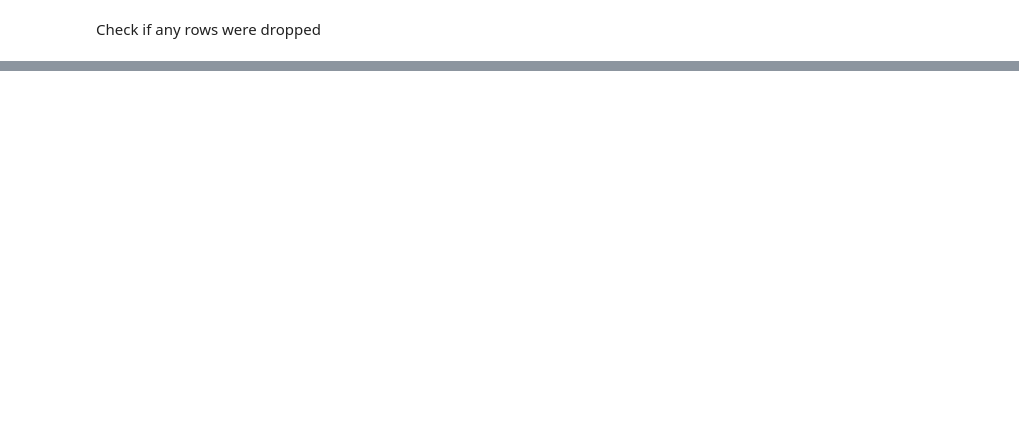
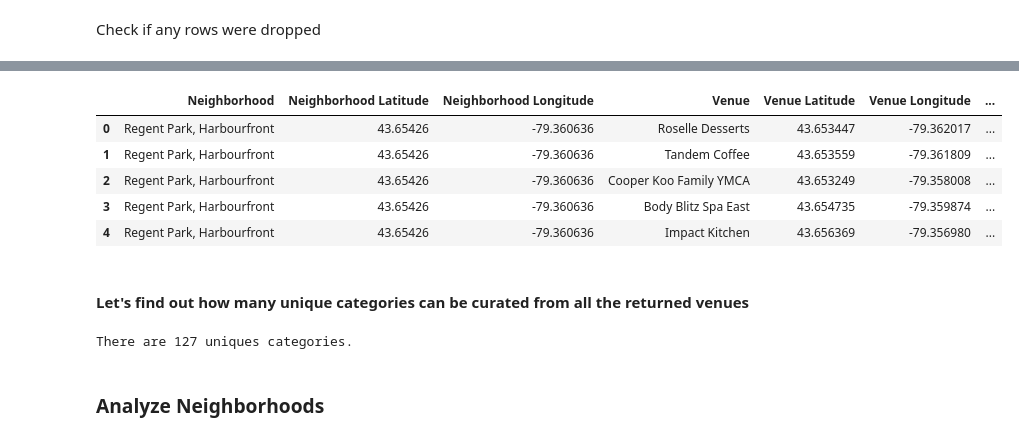
Before and after one commit to lpfichtner/data_science_capstone, a Jupyter notebook: W3 Capstone Assignment Part 3.ipynb, the cells around one changed output, grey strips where cells are left out. Cells and saved outputs as stored; diff of their text form; code cells hidden in the pictures; blank space fills up the shorter version.

```diff
--- a/W3 Capstone Assignment Part 3.ipynb
+++ b/W3 Capstone Assignment Part 3.ipynb
@@ -222,0 +266,3 @@ print(postal_code_wGeocode.shape)
+# %%
+sliced_neighbourhoods = Neighbourhoods[Neighbourhoods['Borough'].str.contains('Toronto', regex=False)].reset_index(drop=True)
+sliced_neighbourhoods.head()
@@ -222,0 +276,21 @@ print(postal_code_wGeocode.shape)
+# %%
+# create map of Toronto using latitude and longitude values
+map_toronto = folium.Map(location=[latitude, longitude], zoom_start=10)
+
+Neighbourhoods = sliced_neighbourhoods
+
+# add markers to map
+for lat, lng, borough, Neighbourhood in zip(Neighbourhoods['Latitude'], Neighbourhoods['Longitude'], Neighbourhoods['Borough'], Neighbourhoods['Neighbourhood']):
+    label = '{}, {}'.format(Neighbourhood, borough)
+    label = folium.Popup(label, parse_html=True)
+    folium.CircleMarker(
+        [lat, lng],
+        radius=5,
+        popup=label,
+        color='blue',
+        fill=True,
+        fill_color='#3186cc',
+        fill_opacity=0.7,
+        parse_html=False).add_to(map_toronto)
+
+map_toronto
@@ -222,0 +301,8 @@ print(postal_code_wGeocode.shape)
+# %%
+CLIENT_ID     = 'UZ0UOSK2PVSKAMSNJY1XAQ45BIRLSQKLM4EFBHSNW2KLPQRZ' # your Foursquare ID
+CLIENT_SECRET = 'ATRIPSGLVSNEU21RQMDZ1JJZED2VWKXKEPFXCMJANZPDTGZA' # your Foursquare Secret
+VERSION       = '20180605' # Foursquare API version
+
+print('Your credentails:')
+print('CLIENT_ID: ' + CLIENT_ID)
+print('CLIENT_SECRET:' + CLIENT_SECRET)
@@ -222,0 +371,7 @@ print(postal_code_wGeocode.shape)
+# %%
+# Set limit to 10 venues
+LIMIT = 10
+nearby_venues    = getNearbyVenues(names      = Neighbourhoods['Neighbourhood'],
+                                   latitudes  = Neighbourhoods['Latitude'],
+                                   longitudes = Neighbourhoods['Longitude']
+                                  )
@@ -222,0 +396,17 @@ print(postal_code_wGeocode.shape)
+# %%
+nearby_venues.head()
+# %% [output]
+|  | Neighborhood | Neighborhood Latitude | Neighborhood Longitude | Venue | Venue Latitude | Venue Longitude | ... |
+| 0 | Regent Park, Harbourfront | 43.65426 | -79.360636 | Roselle Desserts | 43.653447 | -79.362017 | ... |
+| 1 | Regent Park, Harbourfront | 43.65426 | -79.360636 | Tandem Coffee | 43.653559 | -79.361809 | ... |
+| 2 | Regent Park, Harbourfront | 43.65426 | -79.360636 | Cooper Koo Family YMCA | 43.653249 | -79.358008 | ... |
+| 3 | Regent Park, Harbourfront | 43.65426 | -79.360636 | Body Blitz Spa East | 43.654735 | -79.359874 | ... |
+| 4 | Regent Park, Harbourfront | 43.65426 | -79.360636 | Impact Kitchen | 43.656369 | -79.356980 | ... |
+# %% [markdown]
+#### Let's find out how many unique categories can be curated from all the returned venues
+# %%
+print('There are {} uniques categories.'.format(len(nearby_venues['Venue Category'].unique())))
+# %% [output]
+There are 127 uniques categories.
+# %% [markdown]
+### Analyze Neighborhoods
```
Also changed, not shown: parts of 37 cells of this notebook, 1 other file.
